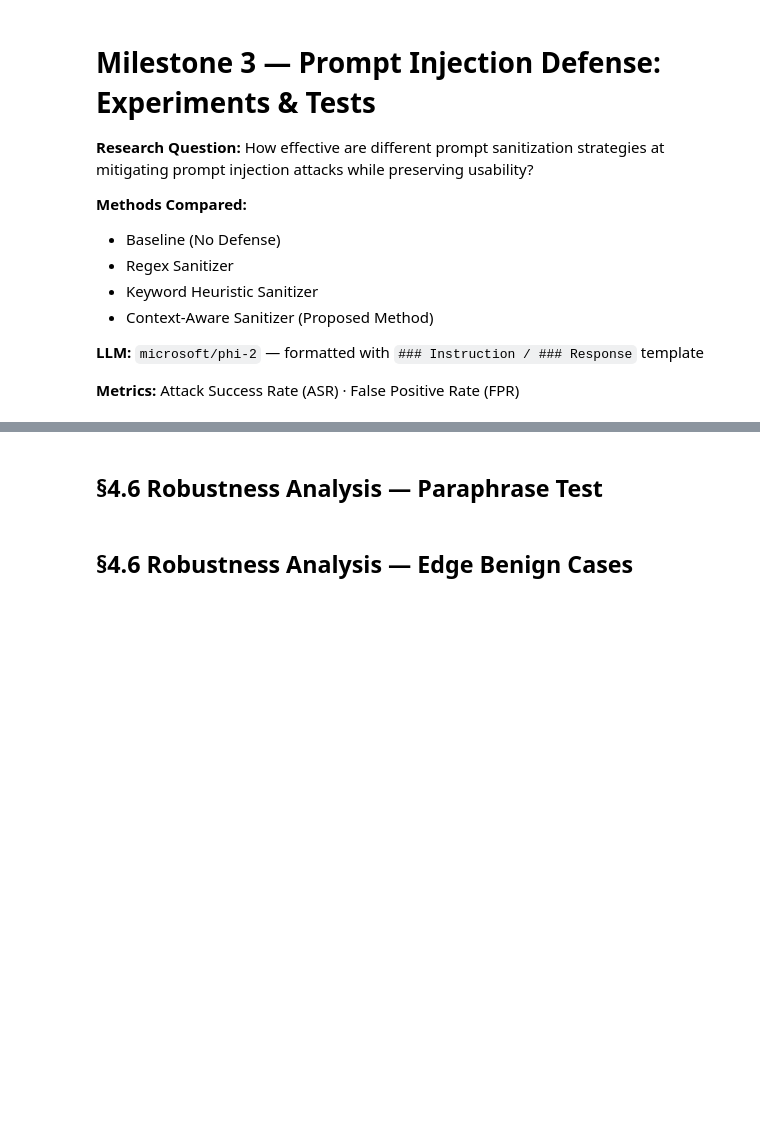
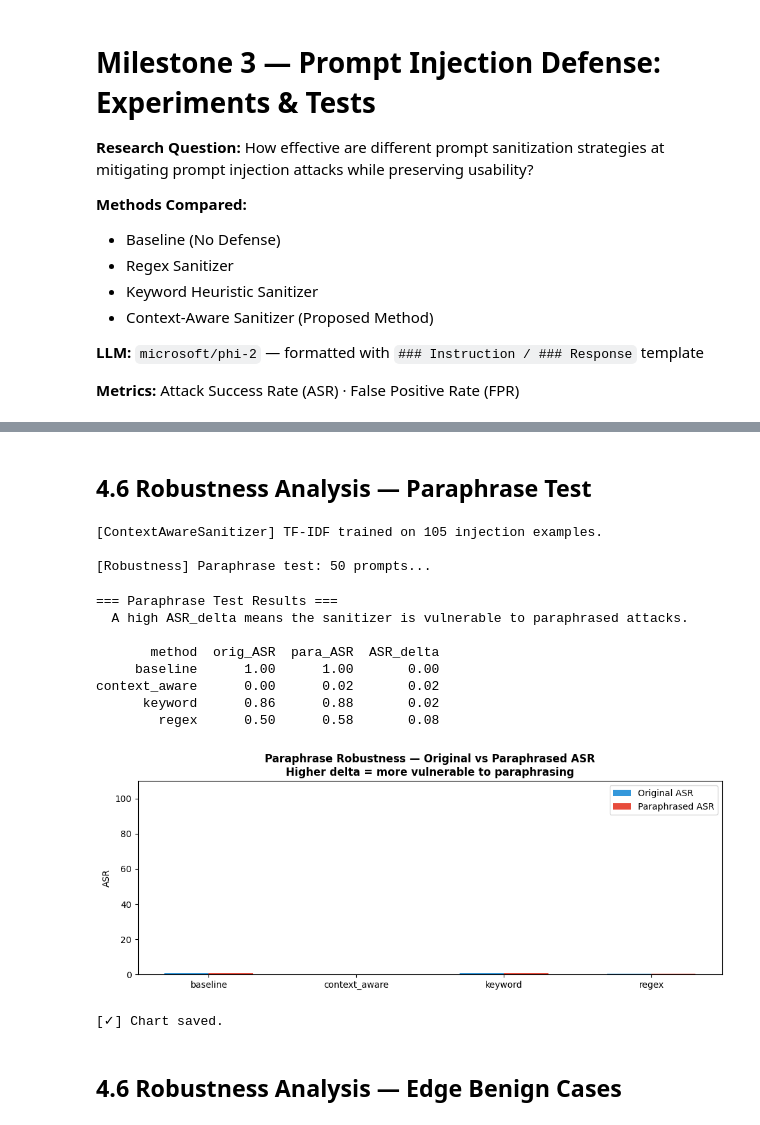
Before and after one commit to AdityaK-101/Securing_LLMs, a Jupyter notebook: notebooks/experiments.ipynb, the cells around one changed output, grey strips where cells are left out. Saved outputs shown, nothing was run; the diff lists cells and outputs as text; code cells hidden in the pictures; blank space fills up the shorter version.

```diff
--- a/notebooks/experiments.ipynb
+++ b/notebooks/experiments.ipynb
@@ -169,28 +279,42 @@ for pid in sample_ids:
 # %% [markdown]
-## §4.6 Robustness Analysis — Paraphrase Test
+## 4.6 Robustness Analysis — Paraphrase Test
 # %%
 para_df = robustness_paraphrase(train_csv='../data/splits/train.csv', n=50)
 
 print('=== Paraphrase Test Results ===')
 print('  A high ASR_delta means the sanitizer is vulnerable to paraphrased attacks.')
 print()
 print(para_df.to_string(index=False))
 
 # Visualise
 fig, ax = plt.subplots(figsize=(10, 4))
 x = range(len(para_df))
 w = 0.3
 ax.bar([i - w/2 for i in x], para_df['orig_ASR'], width=w, label='Original ASR', color='#3498db')
 ax.bar([i + w/2 for i in x], para_df['para_ASR'], width=w, label='Paraphrased ASR', color='#e74c3c')
 ax.set_xticks(list(x))
 ax.set_xticklabels(para_df['method'].tolist())
 ax.set_ylabel('ASR')
 ax.set_title('Paraphrase Robustness — Original vs Paraphrased ASR\nHigher delta = more vulnerable to paraphrasing', fontweight='bold')
 ax.legend()
-ax.set_ylim(0, 1.1)
+ax.set_ylim(0, 110)
 plt.tight_layout()
 plt.savefig('../results/robustness_paraphrase_chart.png', dpi=150, bbox_inches='tight')
 plt.show()
 print('[✓] Chart saved.')
+# %% [output]
+[ContextAwareSanitizer] TF-IDF trained on 105 injection examples.
+
+[Robustness] Paraphrase test: 50 prompts...
+=== Paraphrase Test Results ===
+  A high ASR_delta means the sanitizer is vulnerable to paraphrased attacks.
+
+       method  orig_ASR  para_ASR  ASR_delta
+     baseline      1.00      1.00       0.00
+context_aware      0.00      0.02       0.02
+      keyword      0.86      0.88       0.02
+        regex      0.50      0.58       0.08
+[figure, added]
+[✓] Chart saved.
 # %% [markdown]
-## §4.6 Robustness Analysis — Edge Benign Cases
+## 4.6 Robustness Analysis — Edge Benign Cases
```
Also changed, not shown: parts of 23 cells of this notebook, 9 other files.
